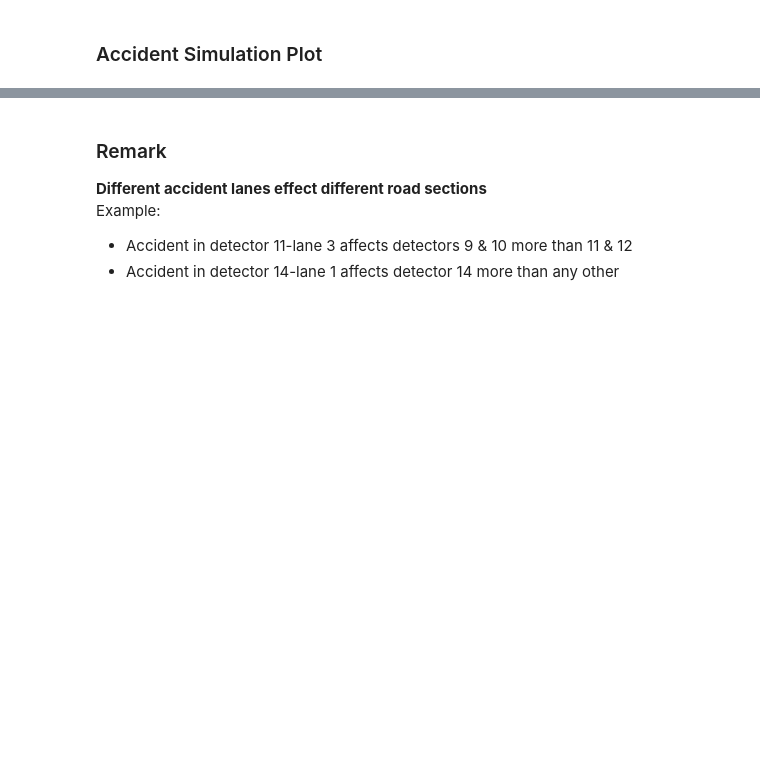
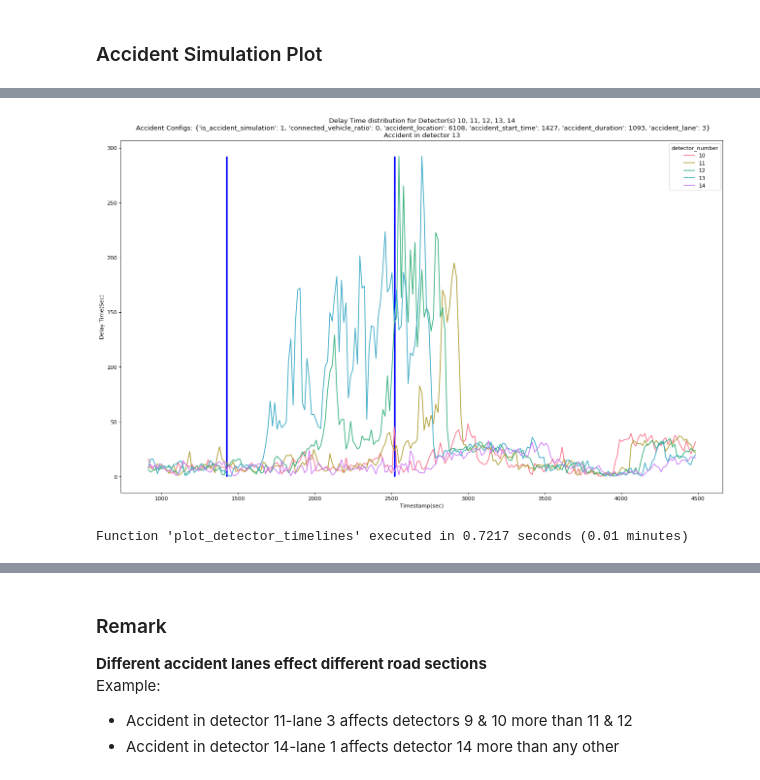
Before and after one commit to kaan-aytekin/CE690-delay-prediction, a Jupyter notebook: src/feature_engineering.ipynb, the cells around one changed output, grey strips where cells are left out. Saved outputs shown, nothing was run; the diff lists cells and outputs as text; code cells hidden in the pictures; blank space fills up the shorter version.

```diff
--- a/src/feature_engineering.ipynb
+++ b/src/feature_engineering.ipynb
@@ -327,13 +384,17 @@ plot_detector_timelines(df=df,detector_metric="delay_time_sec",detector_numbers=
 # %%
 simulation_configs = {
     "is_accident_simulation" : 1,
+    "connected_vehicle_ratio": 0,
     "accident_location" : 6108,
     "accident_start_time" : 1427,
     "accident_duration" : 1093,
     "accident_lane" : 3,
 }
 detector_numbers = [10,11,12,13,14]
 plot_detector_timelines(df=df,detector_metric="delay_time_sec",detector_numbers=detector_numbers,simulation_configs=simulation_configs)
+# %% [output]
+[figure, added]
+Function 'plot_detector_timelines' executed in 0.7217 seconds (0.01 minutes)
 # %%
 simulation_configs = {
     "is_accident_simulation" : 1,
```
Also changed, not shown: parts of 19 cells of this notebook, 10 other files.
